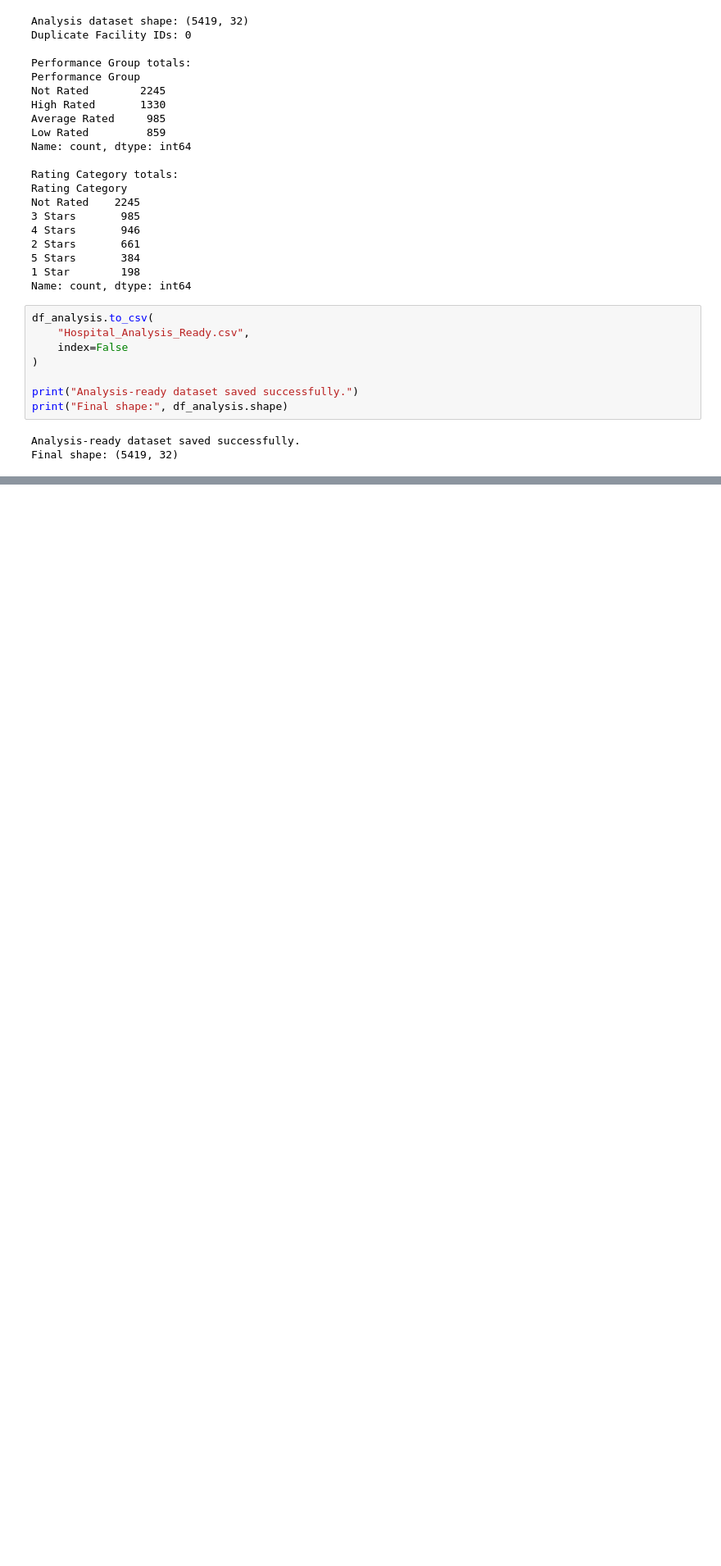
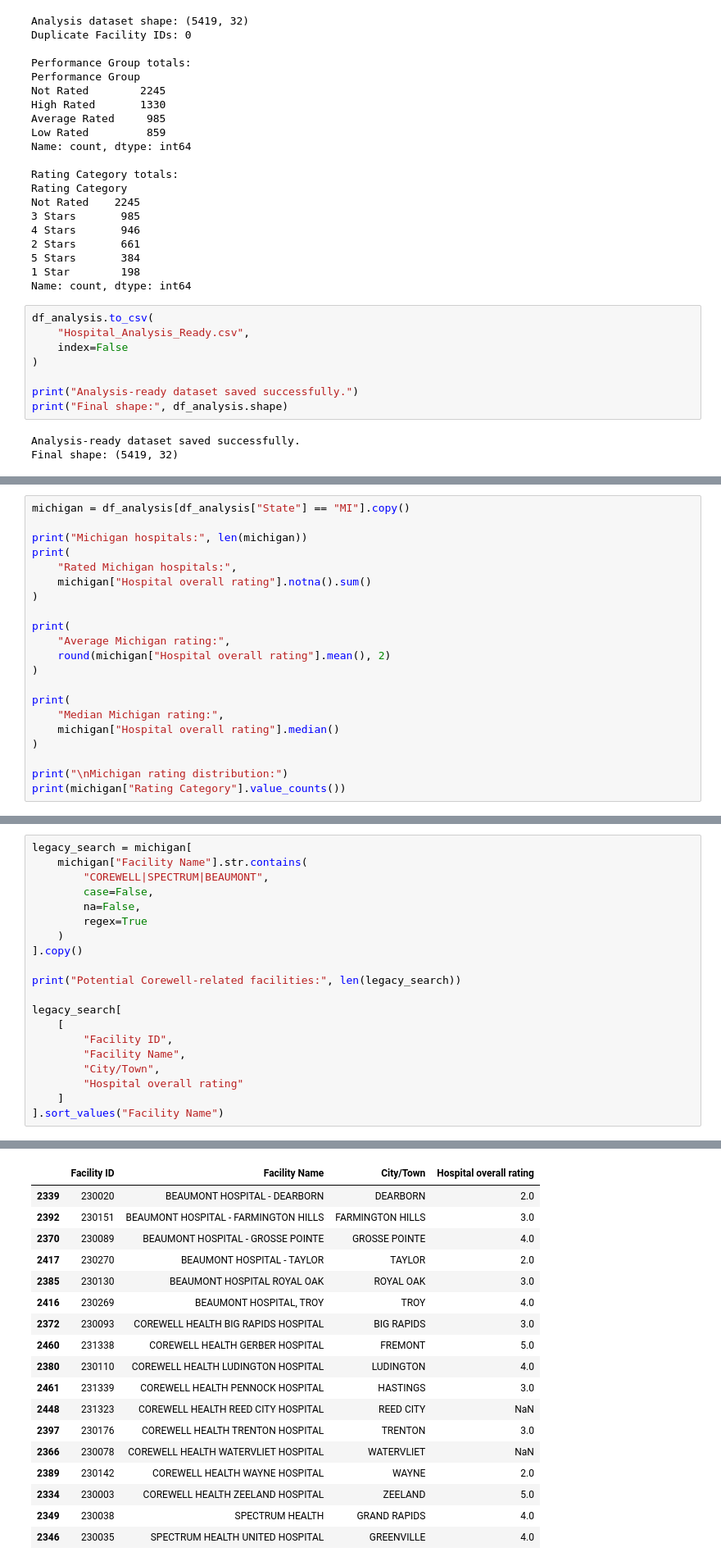
Before and after one commit to kirui-star/cms-hospital-data-analysis, a Jupyter notebook: hospital_analysis.ipynb, the cells around one changed output, grey strips where cells are left out. Shown at 82% size. Drawn from its saved outputs; the diff is of its cells as text; blank space fills up the shorter version.

```diff
--- a/hospital_analysis.ipynb
+++ b/hospital_analysis.ipynb
@@ -434,0 +689,21 @@ Final shape: (5419, 32)
+# %%
+michigan = df_analysis[df_analysis["State"] == "MI"].copy()
+
+print("Michigan hospitals:", len(michigan))
+print(
+    "Rated Michigan hospitals:",
+    michigan["Hospital overall rating"].notna().sum()
+)
+
+print(
+    "Average Michigan rating:",
+    round(michigan["Hospital overall rating"].mean(), 2)
+)
+
+print(
+    "Median Michigan rating:",
+    michigan["Hospital overall rating"].median()
+)
+
+print("\nMichigan rating distribution:")
+print(michigan["Rating Category"].value_counts())
@@ -434,0 +755,21 @@ Final shape: (5419, 32)
+# %%
+legacy_search = michigan[
+    michigan["Facility Name"].str.contains(
+        "COREWELL|SPECTRUM|BEAUMONT",
+        case=False,
+        na=False,
+        regex=True
+    )
+].copy()
+
+print("Potential Corewell-related facilities:", len(legacy_search))
+
+legacy_search[
+    [
+        "Facility ID",
+        "Facility Name",
+        "City/Town",
+        "Hospital overall rating"
+    ]
+].sort_values("Facility Name")
+# %% [output]
@@ -434,0 +777,18 @@ Final shape: (5419, 32)
+|  | Facility ID | Facility Name | City/Town | Hospital overall rating |
+| 2339 | 230020 | BEAUMONT HOSPITAL - DEARBORN | DEARBORN | 2.0 |
+| 2392 | 230151 | BEAUMONT HOSPITAL - FARMINGTON HILLS | FARMINGTON HILLS | 3.0 |
+| 2370 | 230089 | BEAUMONT HOSPITAL - GROSSE POINTE | GROSSE POINTE | 4.0 |
+| 2417 | 230270 | BEAUMONT HOSPITAL - TAYLOR | TAYLOR | 2.0 |
+| 2385 | 230130 | BEAUMONT HOSPITAL ROYAL OAK | ROYAL OAK | 3.0 |
+| 2416 | 230269 | BEAUMONT HOSPITAL, TROY | TROY | 4.0 |
+| 2372 | 230093 | COREWELL HEALTH BIG RAPIDS HOSPITAL | BIG RAPIDS | 3.0 |
+| 2460 | 231338 | COREWELL HEALTH GERBER HOSPITAL | FREMONT | 5.0 |
+| 2380 | 230110 | COREWELL HEALTH LUDINGTON HOSPITAL | LUDINGTON | 4.0 |
+| 2461 | 231339 | COREWELL HEALTH PENNOCK HOSPITAL | HASTINGS | 3.0 |
+| 2448 | 231323 | COREWELL HEALTH REED CITY HOSPITAL | REED CITY | NaN |
+| 2397 | 230176 | COREWELL HEALTH TRENTON HOSPITAL | TRENTON | 3.0 |
+| 2366 | 230078 | COREWELL HEALTH WATERVLIET HOSPITAL | WATERVLIET | NaN |
+| 2389 | 230142 | COREWELL HEALTH WAYNE HOSPITAL | WAYNE | 2.0 |
+| 2334 | 230003 | COREWELL HEALTH ZEELAND HOSPITAL | ZEELAND | 5.0 |
+| 2349 | 230038 | SPECTRUM HEALTH | GRAND RAPIDS | 4.0 |
+| 2346 | 230035 | SPECTRUM HEALTH UNITED HOSPITAL | GREENVILLE | 4.0 |
```
Also changed, not shown: parts of 17 cells of this notebook.
